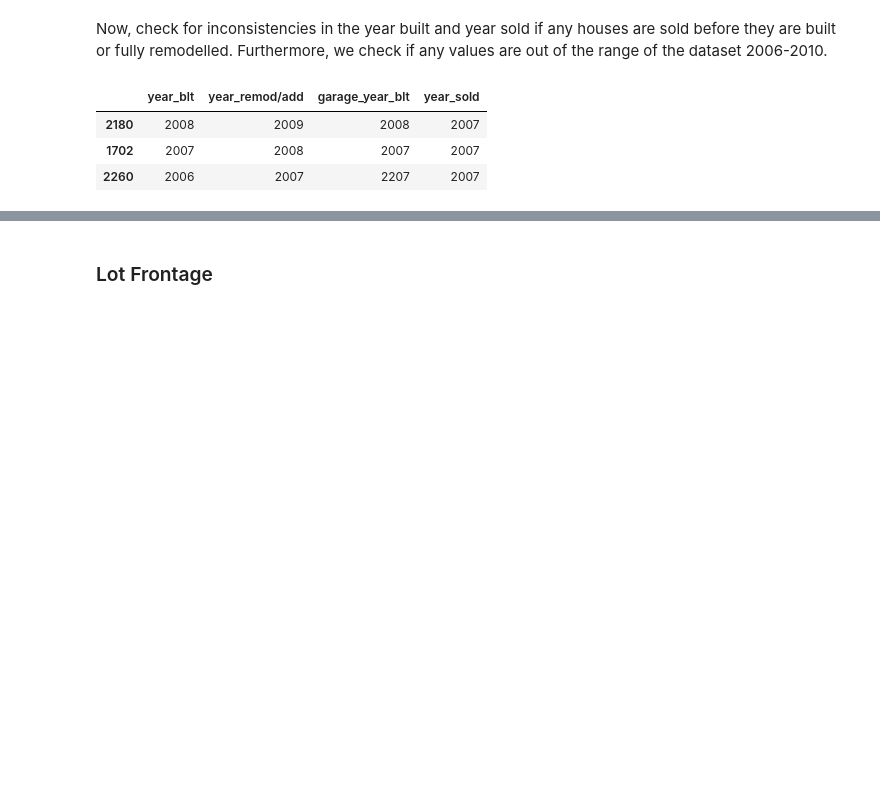
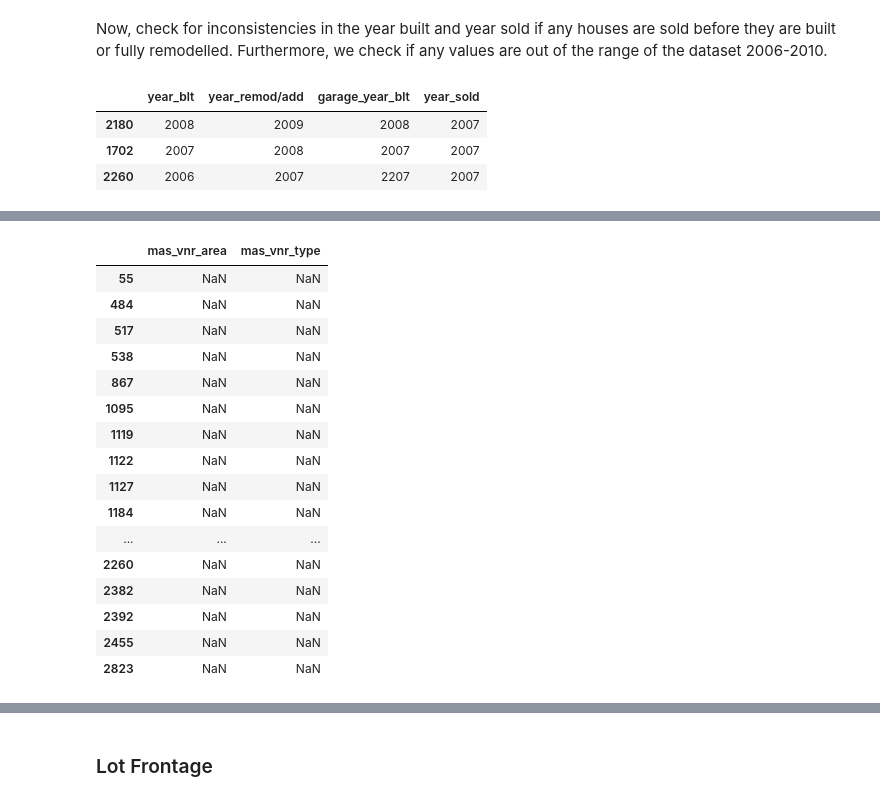
Before and after one commit to congminh-nguyen/ames_project, a Jupyter notebook: notebooks/eda_cleaning.ipynb, the cells around one changed output, grey strips where cells are left out. Drawn from its saved outputs; the diff is of its cells as text; code cells hidden in the pictures; blank space fills up the shorter version.

```diff
--- a/notebooks/eda_cleaning.ipynb
+++ b/notebooks/eda_cleaning.ipynb
@@ -160,3 +157,5 @@ df = convert_numerical_column_types(df, discrete, continuous)
+# %%
+df = type_formatting(df, discrete, continuous, nominal)
 # %% [markdown]
 #1. Missing values (First Look)
 # %%
@@ -176,3 +175,5 @@ In the dataset, missing values for variables such as `bsmt` (basement-related fe
+# %%
+df = simple_fill_missing_by_keywords(df, ['pool', 'bsmt', 'fence', 'fireplace', 'alley', 'misc_feature'])
 # %% [markdown]
 ### Electrical
 # %% [markdown]
@@ -212 +198,4 @@ Interestingly, for most where `mas_vnr_type` is missing, we observe that its are
+# %%
+# Fill missing electrical value with SBrkr based on similar properties in the area
+df['electrical'] = df['electrical'].fillna('SBrkr')
 # %% [markdown]
@@ -224,0 +253,3 @@ There is one observation that is built and one that is remodeled after it is sol
+# %%
+# Apply the imputer
+df = garage_imputer(df)
@@ -224,0 +279,21 @@ There is one observation that is built and one that is remodeled after it is sol
+# %%
+# Show rows where mas_vnr_area is missing
+df[df['mas_vnr_area'].isnull()][['mas_vnr_area', 'mas_vnr_type']]
+# %% [output]
+|  | mas_vnr_area | mas_vnr_type |
+| 55 | NaN | NaN |
+| 484 | NaN | NaN |
+| 517 | NaN | NaN |
+| 538 | NaN | NaN |
+| 867 | NaN | NaN |
+| 1095 | NaN | NaN |
+| 1119 | NaN | NaN |
+| 1122 | NaN | NaN |
+| 1127 | NaN | NaN |
+| 1184 | NaN | NaN |
+| ... | ... | ... |
+| 2260 | NaN | NaN |
+| 2382 | NaN | NaN |
+| 2392 | NaN | NaN |
+| 2455 | NaN | NaN |
+| 2823 | NaN | NaN |
```
Also changed, not shown: parts of 45 cells of this notebook, 7 other files.
